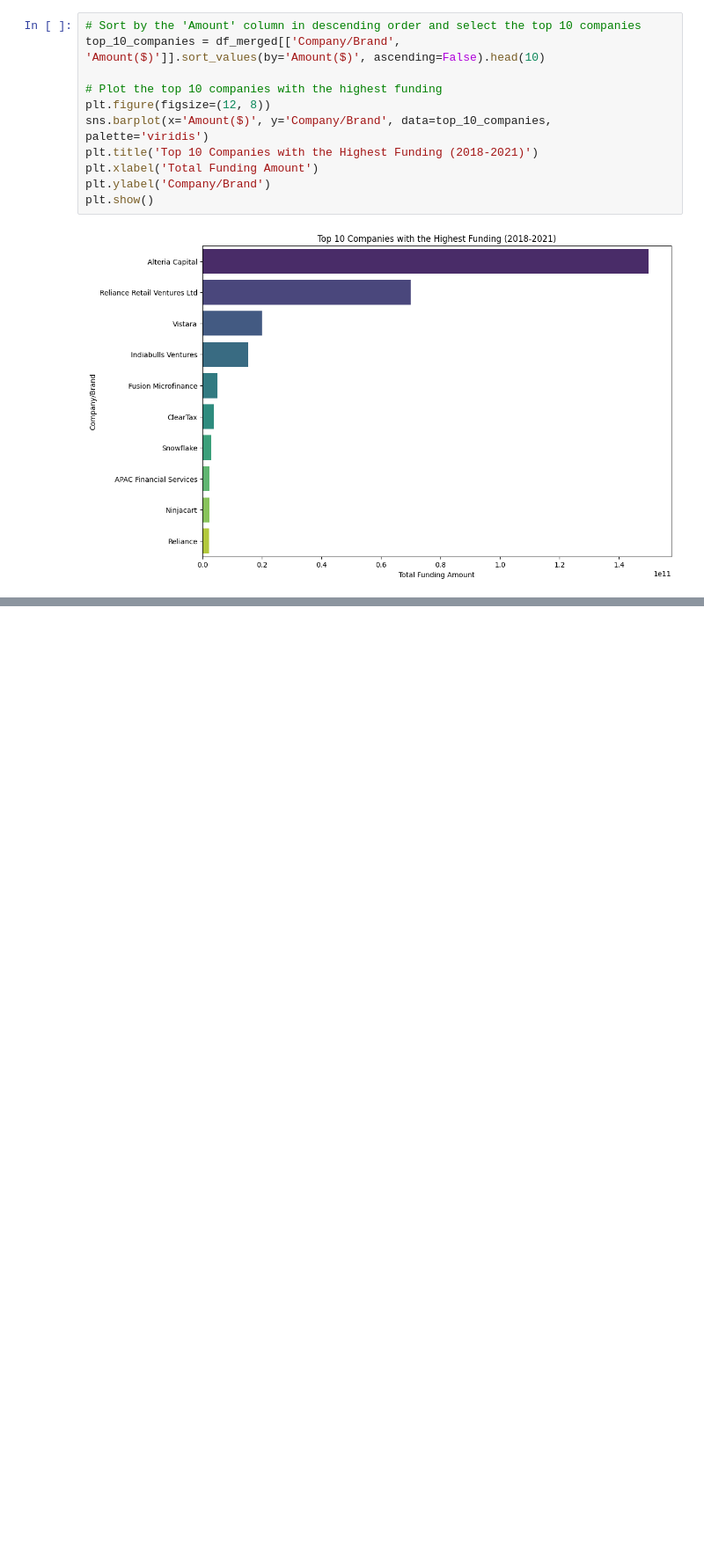
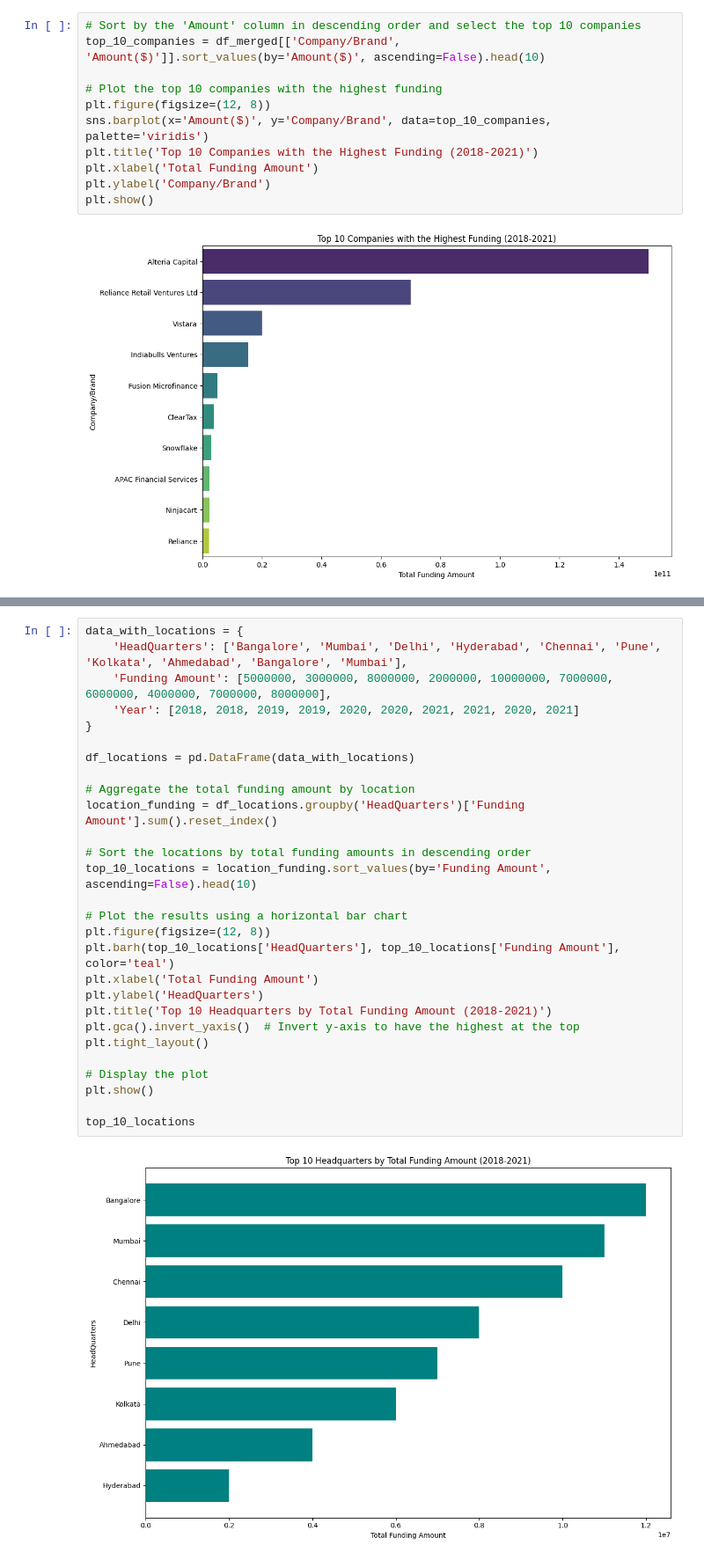
Before and after one commit to Wisdom-EdemD-rah/Indian-Startup-Ecosystem-Project, a Jupyter notebook: Notebooks/ISEP.ipynb, the cells around one changed output, grey strips where cells are left out. Shown at 88% size. Drawn from its saved outputs; the diff is of its cells as text; blank space fills up the shorter version.

```diff
--- a/Notebooks/ISEP.ipynb
+++ b/Notebooks/ISEP.ipynb
@@ -3043,0 +3223,30 @@ DataFrame saved to cleaned_merged_data.xlsx
+# %%
+data_with_locations = {
+    'HeadQuarters': ['Bangalore', 'Mumbai', 'Delhi', 'Hyderabad', 'Chennai', 'Pune', 'Kolkata', 'Ahmedabad', 'Bangalore', 'Mumbai'],
+    'Funding Amount': [5000000, 3000000, 8000000, 2000000, 10000000, 7000000, 6000000, 4000000, 7000000, 8000000],
+    'Year': [2018, 2018, 2019, 2019, 2020, 2020, 2021, 2021, 2020, 2021]
+}
+
+df_locations = pd.DataFrame(data_with_locations)
+
+# Aggregate the total funding amount by location
+location_funding = df_locations.groupby('HeadQuarters')['Funding Amount'].sum().reset_index()
+
+# Sort the locations by total funding amounts in descending order
+top_10_locations = location_funding.sort_values(by='Funding Amount', ascending=False).head(10)
+
+# Plot the results using a horizontal bar chart
+plt.figure(figsize=(12, 8))
+plt.barh(top_10_locations['HeadQuarters'], top_10_locations['Funding Amount'], color='teal')
+plt.xlabel('Total Funding Amount')
+plt.ylabel('HeadQuarters')
+plt.title('Top 10 Headquarters by Total Funding Amount (2018-2021)')
+plt.gca().invert_yaxis()  # Invert y-axis to have the highest at the top
+plt.tight_layout()
+
+# Display the plot
+plt.show()
+
+top_10_locations
+# %% [output]
+[figure, added]
```
Also changed, not shown: parts of 18 cells of this notebook, 1 other file.
